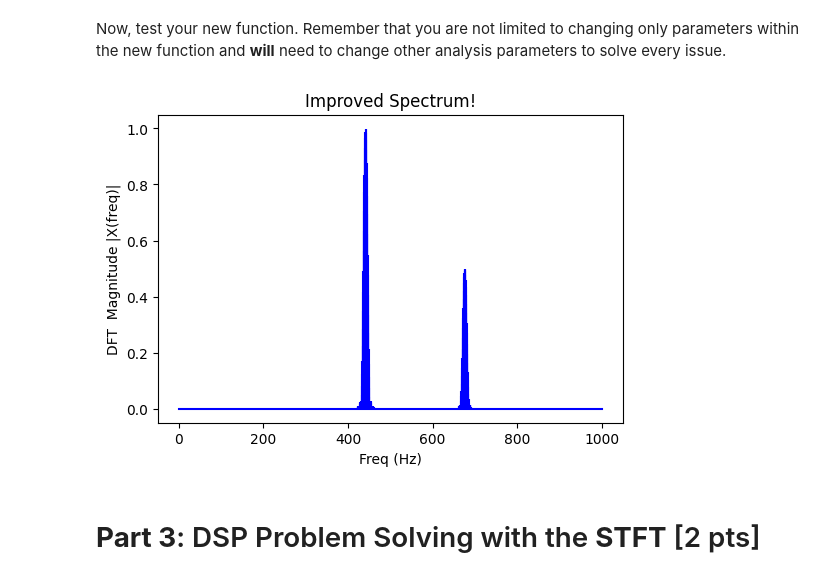
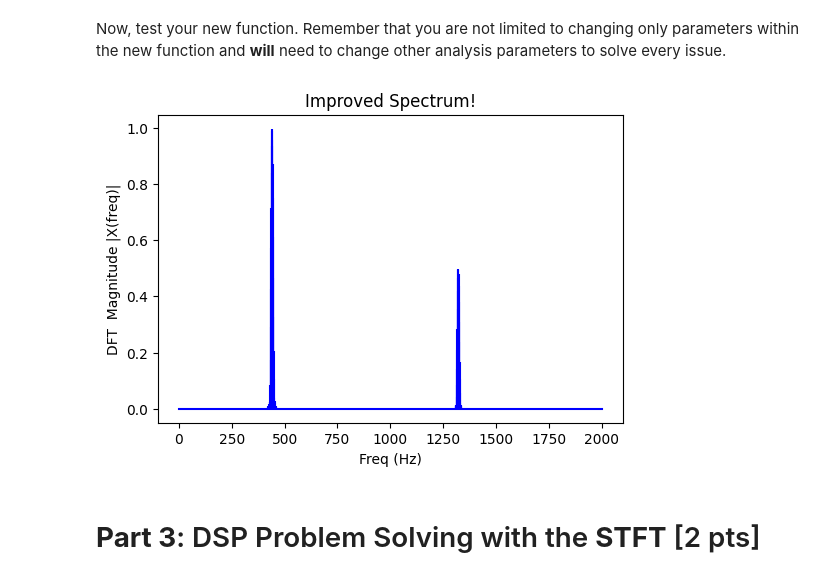
Before and after one commit to qianshuguo/csgy-6933-machine-listening, a Jupyter notebook: assignment1/assignment1_student.ipynb, the cells around one changed output. Cells and saved outputs as stored; diff of their text form; code cells hidden in the pictures.

```diff
--- a/assignment1/assignment1_student.ipynb
+++ b/assignment1/assignment1_student.ipynb
@@ -457,16 +461,16 @@ Now, test your new function. Remember that you are not limited to changing only
 # %%
 # Let's see if our pro function helps!
 # TODO : Plot an improved spectrum that solves the 3 issues identified above.
-sr = 2000
+sr = 4000
 duration = 0.2
 
 x_bad = get_sinewave(amplitude=1.0, frequency=440.5, duration=duration, sr=sr, phase=0) + \
         get_sinewave(amplitude=0.5, frequency=1320.3, duration=duration, sr=sr, phase=0)
 
 freqs, mags = compute_spectrum_pro(x_bad, sr, "hann", pad_to=4096)
 plot_spectrum(freqs, mags, title="Improved Spectrum!")
 # %% [output]
-[figure, old version]
+[figure, new version]
 # %% [markdown]
 # **Part 3**: DSP Problem Solving with the **STFT** [2 pts]
 # %% [markdown]
```
Also changed, not shown: parts of 12 cells of this notebook.
